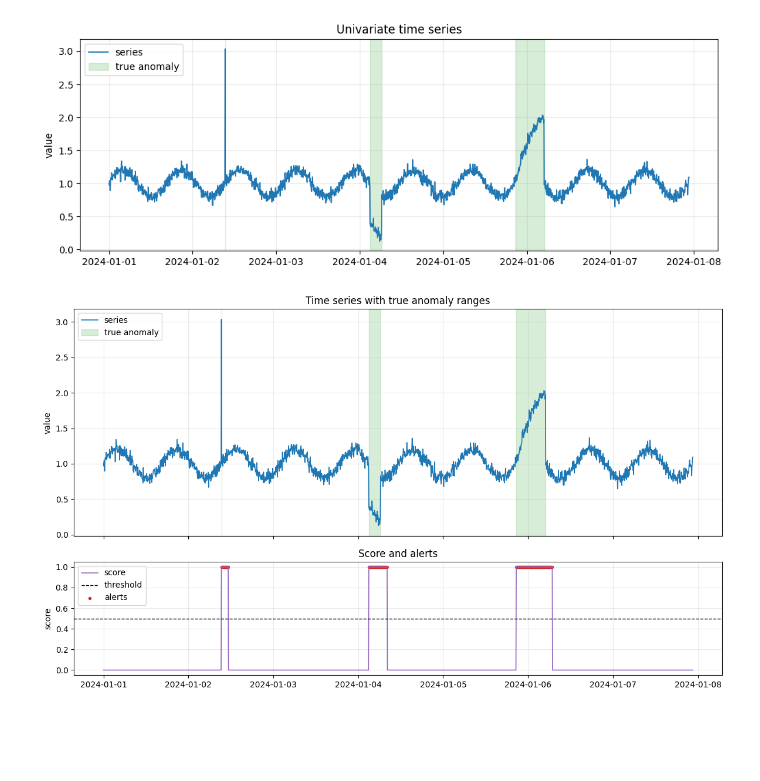
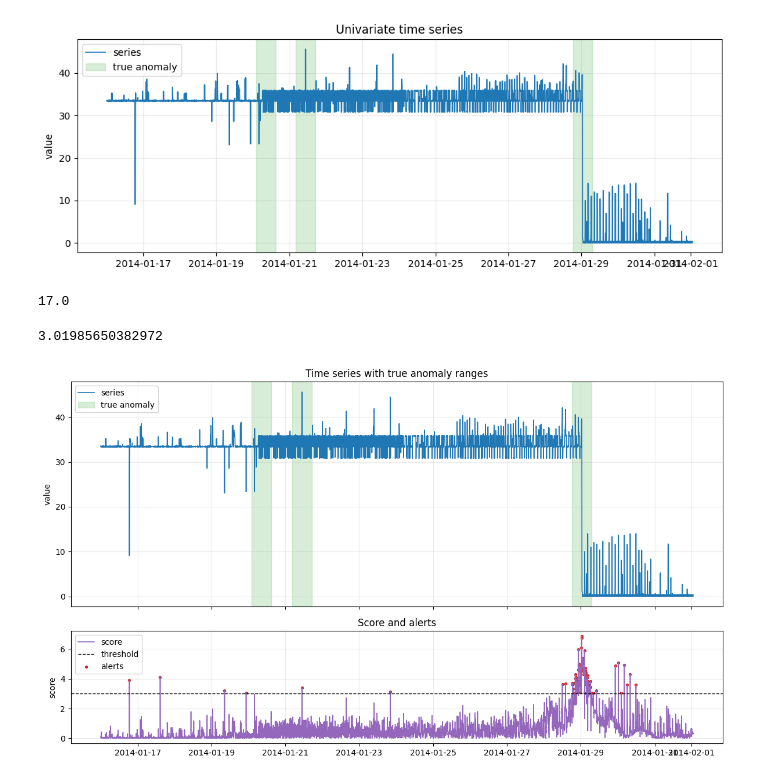
Before and after one commit to grigory-consulting/anomaly_detection, a Jupyter notebook: day1_student.ipynb, the cells around one changed output. Drawn from its saved outputs; the diff is of its cells as text; code cells hidden in the pictures; blank space fills up the shorter version.

```diff
--- a/day1_student.ipynb
+++ b/day1_student.ipynb
@@ -73,12 +74,13 @@ def read_data(
         return load_nab_series(nab_root=nab_root, series_relpath=nab_series, labels_path=nab_labels_path)
     raise ValueError(f'Unknown dataset: {dataset}')
 # %%
-# loaded = read_data(
-#     dataset="nab",
-#     nab_root="../data/NAB",
-#     nab_series="realAWSCloudwatch/ec2_cpu_utilization_5f5533.csv"
-# )
-loaded = read_data(dataset="synthetic")
+loaded = read_data(
+    dataset="nab",
+    nab_root="data/NAB",
+    nab_series="realAWSCloudwatch/grok_asg_anomaly.csv"
+)
+
+
 
 series = loaded.series
 labels = loaded.labels
@@ -114,4 +118,4 @@ ax.grid(alpha=0.25)
 ax.legend(loc='upper left')
 plt.show()
 # %% [output]
-[figure, old version]
+[figure, new version]
@@ -118,3 +175,7 @@ plt.show()
+# %%
+dtw_distance(a,b)
+# %% [output]
+17.0
 # %%
 def plot_series_with_score(
     series: pd.Series,
@@ -123,34 +184,38 @@ def plot_series_with_score(
     threshold: float,
 ) -> pd.Series:
     scores = scores.reindex(series.index)
     alerts = scores >= threshold
 
     fig, axes = plt.subplots(2, 1, figsize=(12, 7), sharex=True, gridspec_kw={'height_ratios': [2, 1]})
 
     axes[0].plot(series.index, series.values, color='tab:blue', linewidth=1.2, label='series')
     for i, (start, end) in enumerate(truth_ranges):
         axes[0].axvspan(start, end, color='tab:green', alpha=0.18, label='true anomaly' if i == 0 else None)
     axes[0].set_title('Time series with true anomaly ranges')
     axes[0].set_ylabel('value')
     axes[0].grid(alpha=0.25)
     axes[0].legend(loc='upper left')
 
     axes[1].plot(scores.index, scores.values, color='tab:purple', linewidth=1.2, label='score')
     axes[1].axhline(threshold, color='black', linestyle='--', linewidth=1.0, label='threshold')
     axes[1].scatter(scores.index[alerts], scores[alerts], s=8, color='tab:red', label='alerts')
     axes[1].set_title('Score and alerts')
     axes[1].set_ylabel('score')
     axes[1].grid(alpha=0.25)
     axes[1].legend(loc='upper left')
 
     plt.tight_layout()
     plt.show()
     return alerts
 
 
 # Placeholder score for plotting workflow only
-score_placeholder = labels.astype(float).rolling(24, min_periods=1).max()
-threshold = 0.5
-alerts = plot_series_with_score(series, score_placeholder, truth_ranges, threshold)
+score_z = stl_residual_scores(series, period=240)
+mean_s = score_z.mean()
+std_s = score_z.std()
+threshold = mean_s + 3*std_s # mu + 3*std
+print(threshold)
+alerts = plot_series_with_score(series, score_z, truth_ranges, threshold)
 # %% [output]
+3.01985650382972
-[figure, old version]
+[figure, new version]
```
Also changed, not shown: parts of 6 cells of this notebook.
